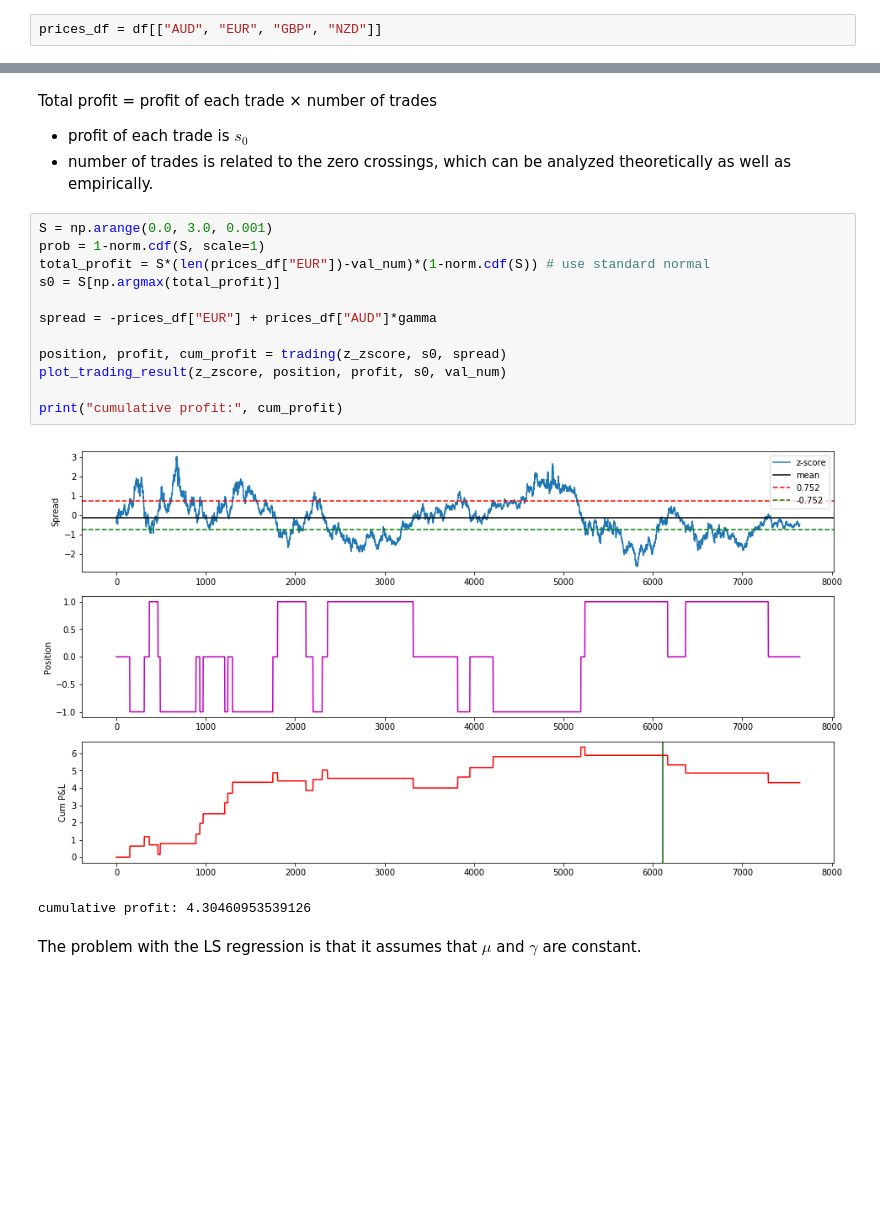
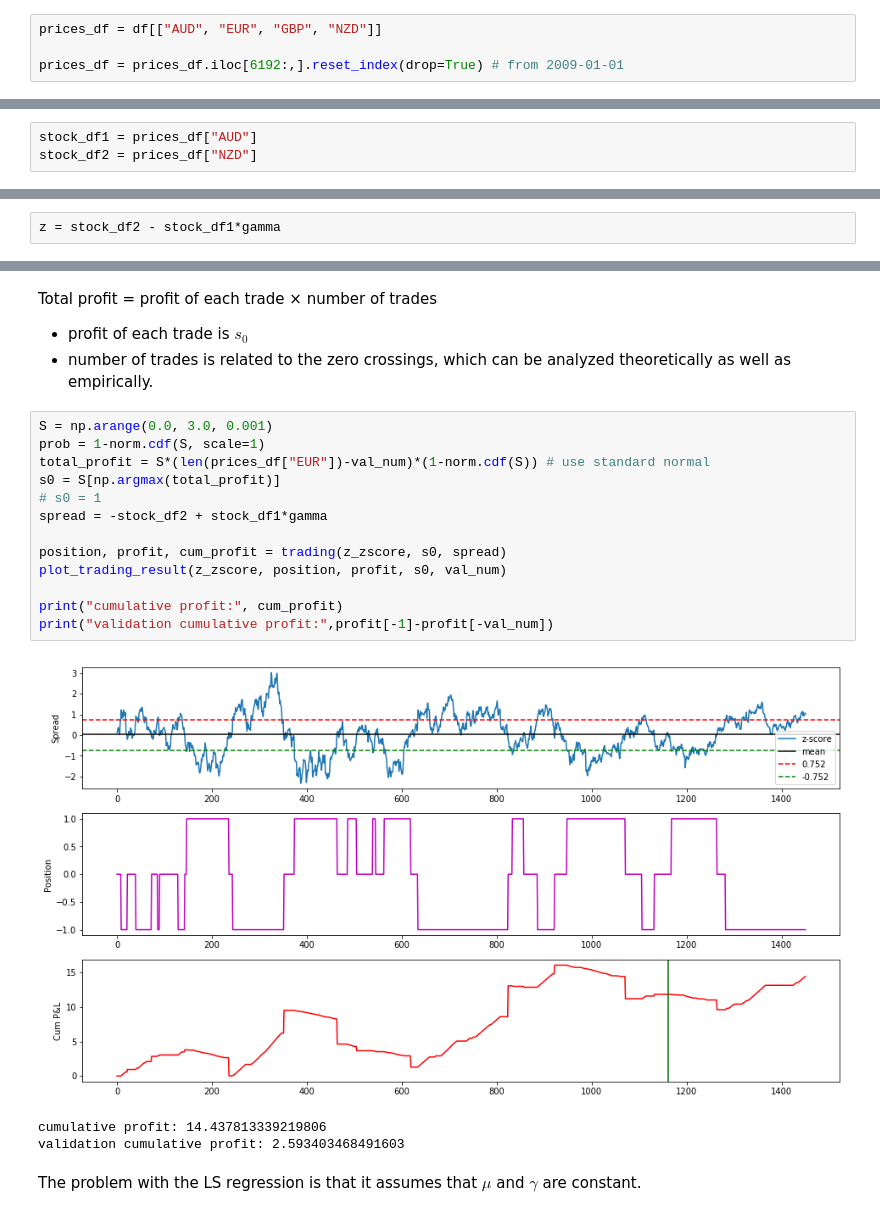
Before and after one commit to thtang/Pair-trading, a Jupyter notebook: src/pair_trading_dev.ipynb, the cells around one changed output, grey strips where cells are left out. Cells and saved outputs as stored; diff of their text form; blank space fills up the shorter version.

```diff
--- a/src/pair_trading_dev.ipynb
+++ b/src/pair_trading_dev.ipynb
@@ -34,5 +25,7 @@ df.columns = ["Date", "AUD", "EUR", "GBP", "NZD"]
 # %%
 prices_df = df[["AUD", "EUR", "GBP", "NZD"]]
+
+prices_df = prices_df.iloc[6192:,].reset_index(drop=True) # from 2009-01-01
 # %% [markdown]
 # Pairs selection & Cointegration test
 # %%
@@ -58,2 +50,5 @@ plt.show()
+# %%
+stock_df1 = prices_df["AUD"]
+stock_df2 = prices_df["NZD"]
 # %%
 val_num = int(len(stock_df1)*0.2)
@@ -137,3 +112,5 @@ z = prices_df["EUR"] - prices_df["AUD"]*gamma
+# %%
+z = stock_df2 - stock_df1*gamma
 # %%
 # spread normal dist.?
 qqplot(z, line='s')
@@ -163,18 +140,20 @@ Total profit = profit of each trade × number of trades
 # %%
 S = np.arange(0.0, 3.0, 0.001)
 prob = 1-norm.cdf(S, scale=1)
 total_profit = S*(len(prices_df["EUR"])-val_num)*(1-norm.cdf(S)) # use standard normal
 s0 = S[np.argmax(total_profit)]
-
-spread = -prices_df["EUR"] + prices_df["AUD"]*gamma
+# s0 = 1
+spread = -stock_df2 + stock_df1*gamma
 
 position, profit, cum_profit = trading(z_zscore, s0, spread)
 plot_trading_result(z_zscore, position, profit, s0, val_num)
 
 print("cumulative profit:", cum_profit)
+print("validation cumulative profit:",profit[-1]-profit[-val_num])
 # %% [output]
-[figure, old version]
+[figure, new version]
-cumulative profit: 4.30460953539126
+cumulative profit: 14.437813339219806
+validation cumulative profit: 2.593403468491603
 # %% [markdown]
 The problem with the LS regression is that it assumes that $\mu$ and $\gamma$ are constant.
 # %% [markdown]
```
Also changed, not shown: parts of 25 cells of this notebook, 2 other files.
